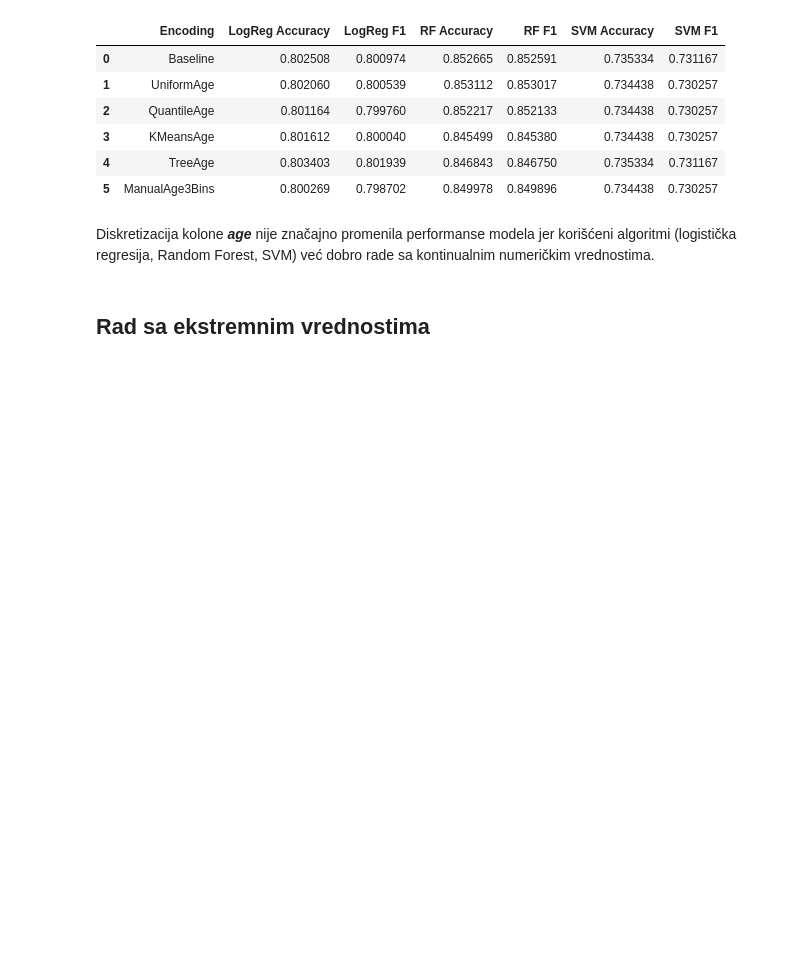
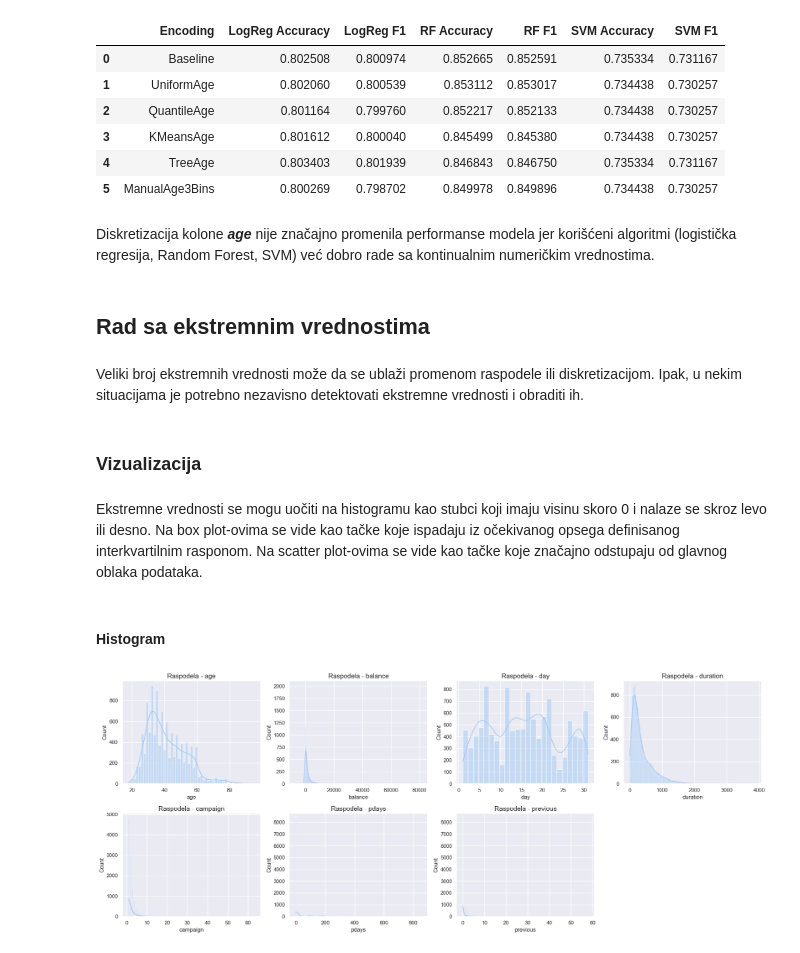
Before and after one commit to paunovicjovan/data-preprocessing-for-ml-1, a Jupyter notebook: Prakticni deo/Transformacija podataka.ipynb, the cells around one changed output. Drawn from its saved outputs; the diff is of its cells as text; code cells hidden in the pictures; blank space fills up the shorter version.

```diff
--- a/Prakticni deo/Transformacija podataka.ipynb
+++ b/Prakticni deo/Transformacija podataka.ipynb
@@ -1114,3 +1117,9 @@ compare_metrics(discretizations)
 Diskretizacija kolone ***age*** nije značajno promenila performanse modela jer korišćeni algoritmi (logistička regresija, Random Forest, SVM) već dobro rade sa kontinualnim numeričkim vrednostima.
 # %% [markdown]
 ## Rad sa ekstremnim vrednostima
+# %% [markdown]
+Veliki broj ekstremnih vrednosti može da se ublaži promenom raspodele ili diskretizacijom. Ipak, u nekim situacijama je potrebno nezavisno detektovati ekstremne vrednosti i obraditi ih.
+# %% [markdown]
+### Vizualizacija
+# %% [markdown]
+Ekstremne vrednosti se mogu uočiti na histogramu kao stubci koji imaju visinu skoro 0 i nalaze se skroz levo ili desno. Na box plot-ovima se vide kao tačke koje ispadaju iz očekivanog opsega definisanog interkvartilnim rasponom. Na scatter plot-ovima se vide kao tačke koje značajno odstupaju od glavnog oblaka podataka.
@@ -1116,0 +1144,6 @@ Diskretizacija kolone ***age*** nije značajno promenila performanse modela jer
+# %% [markdown]
+#### Histogram
+# %%
+visualize_numerical_features(X, numeric_cols, cols=4)
+# %% [output]
+[figure, added]
```
Also changed, not shown: parts of 38 cells of this notebook.
